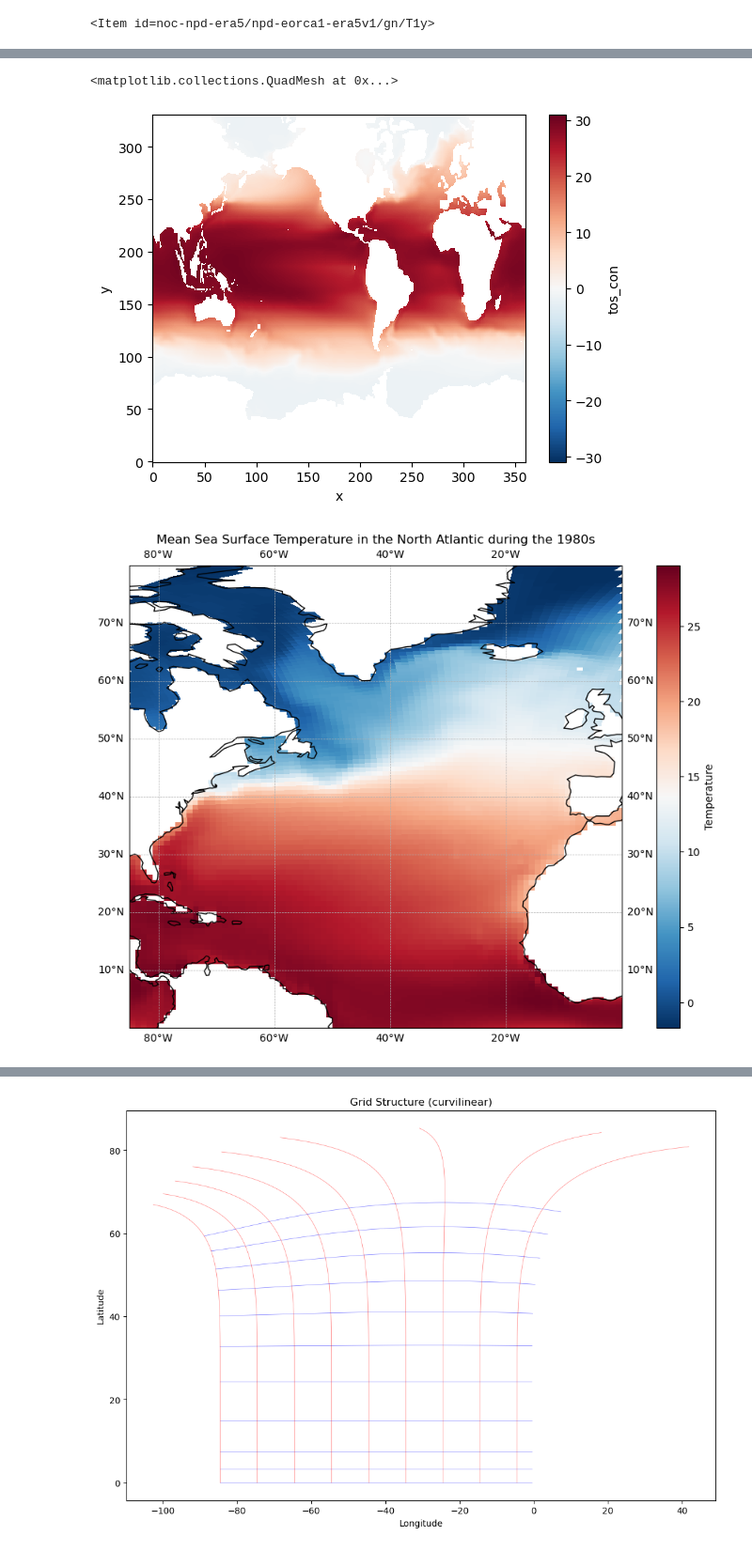
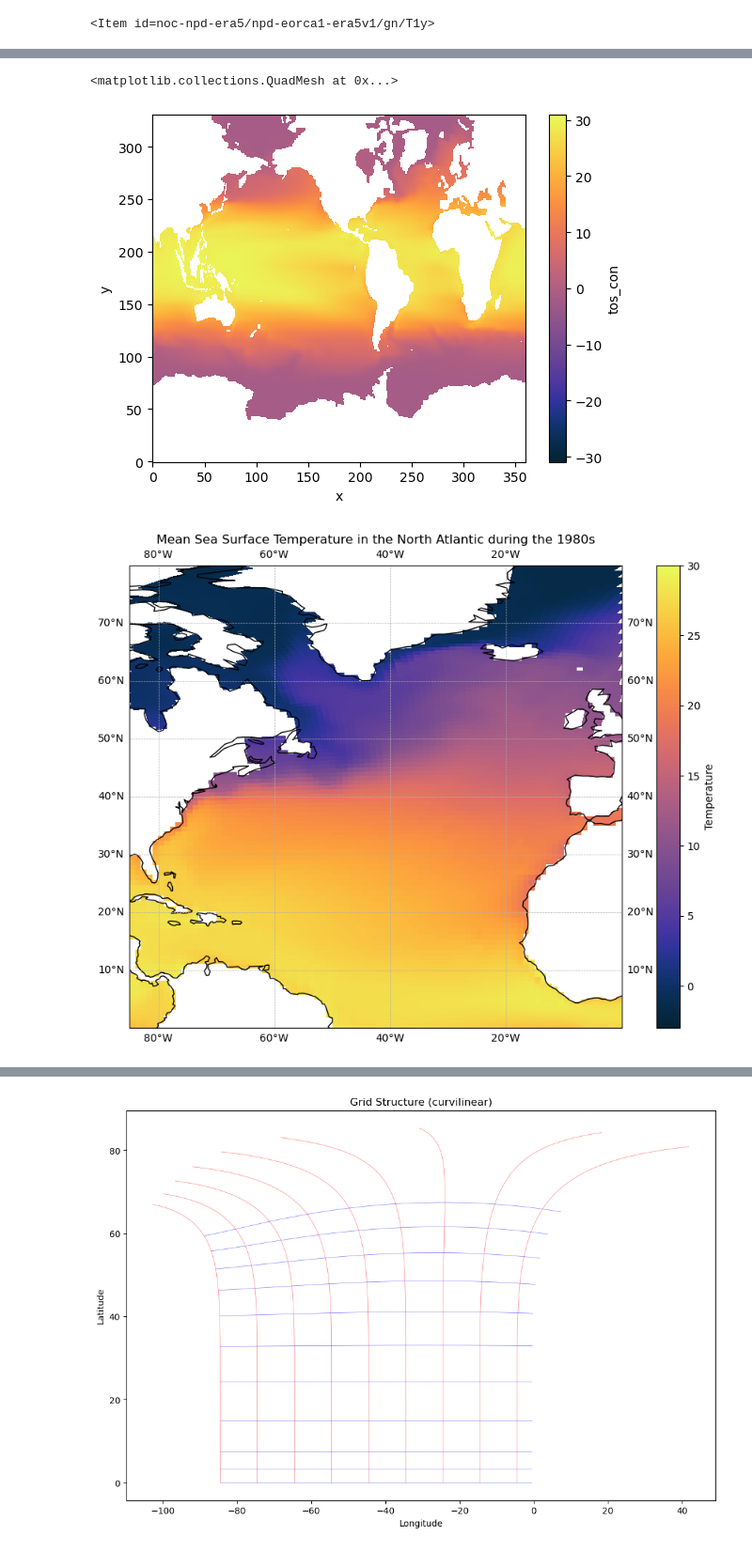
Before and after one commit to Tom-A-H/All-Code-, a Jupyter notebook: First Plots of NA - 1980s.ipynb, the cells around one changed output, grey strips where cells are left out. Shown at 94% size. Drawn from its saved outputs; the diff is of its cells as text; code cells hidden in the pictures.

Commit message:
Tuesday, 21st October
-Updated colour map
-Created animations for March and amplitude

```diff
--- a/First Plots of NA - 1980s.ipynb
+++ b/First Plots of NA - 1980s.ipynb
@@ -73,8 +74,8 @@ Data variables: (12/73)
 # %%
 ## First Plot to test - entire map, time averaged between 1980 - 1990
 
-ds1['tos_con'].mean(dim='time_counter').plot(cmap='RdBu_r')
+ds1['tos_con'].mean(dim='time_counter').plot(cmap=cmocean.cm.thermal)
 # %% [output]
 <matplotlib.collections.QuadMesh at 0x...>
-[figure, old version]
+[figure, new version]
 # %%
@@ -87,25 +88,16 @@ ds2 = catalog.open_dataset(id=catalog.Items[0].id,
 # %%
 ## Plotting North Atlantic using cartopy
 
 fig, ax = plt.subplots(figsize=(12, 8), subplot_kw={'projection': ccrs.PlateCarree()})
 
-# Get the mean data
 data = ds2['tos_con'].mean(dim='time_counter')
-
-# Plot using pcolormesh with explicit coordinates
-im = ax.pcolormesh(ds2['nav_lon'],  ds2['nav_lat'], data, cmap='RdBu_r', transform=ccrs.PlateCarree())
-
-#Only include the range of the colour map
+im = ax.pcolormesh(ds2['nav_lon'],  ds2['nav_lat'], data, cmap=cmocean.cm.thermal, transform=ccrs.PlateCarree(), vmin = -3, vmax = 30)
 ax.set_extent([-85.0, 0.0, 0.0, 80.0], crs=ccrs.PlateCarree())
-
-# Add map features
 ax.coastlines()
 ax.gridlines(draw_labels=True, linewidth=0.5, linestyle='--')
+ax.set_title('Mean Sea Surface Temperature in the North Atlantic during the 1980s')
 
-# Add colorbar
 plt.colorbar(im, ax=ax, label='Temperature')
-
-plt.title('Mean Sea Surface Temperature in the North Atlantic during the 1980s')
 plt.show()
 # %% [output]
-[figure, old version]
+[figure, new version]
```
Also changed, not shown: parts of 6 cells of this notebook, 4 other files.
